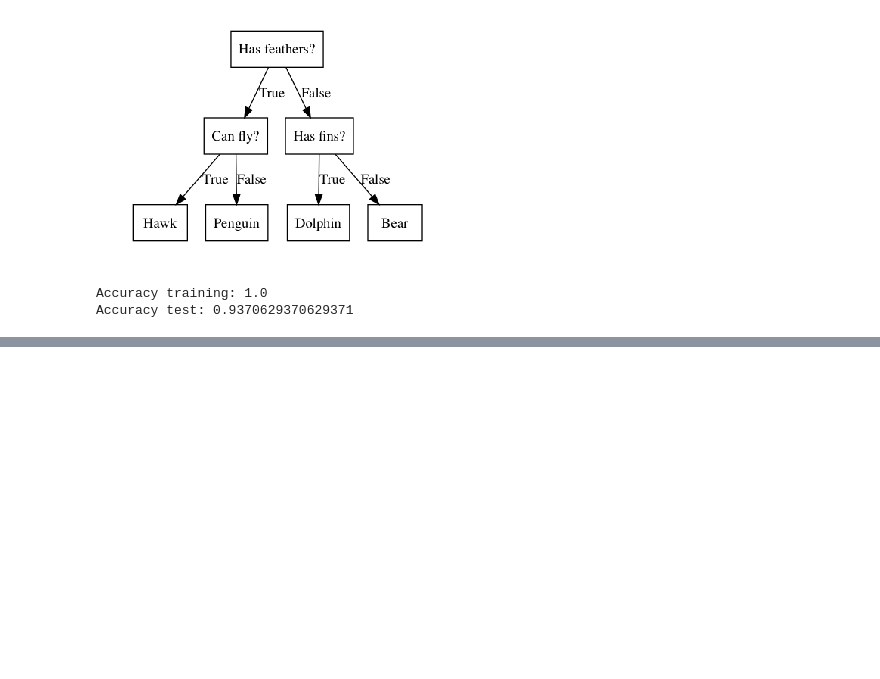
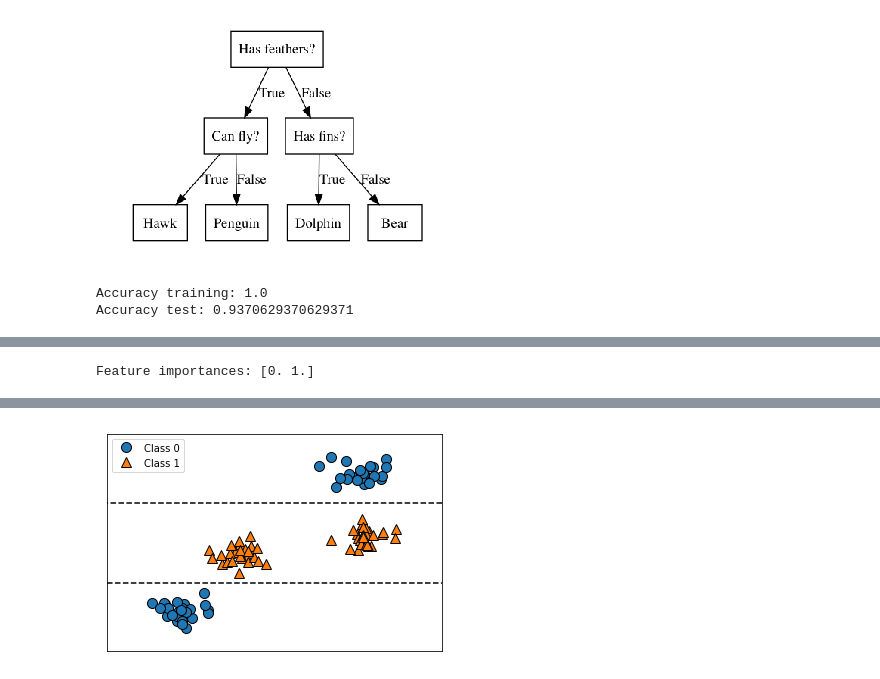
Before and after one commit to soudegesu/sklearn-test, a Jupyter notebook: decision_tree.ipynb, the cells around one changed output, grey strips where cells are left out. Drawn from its saved outputs; the diff is of its cells as text; code cells hidden in the pictures; blank space fills up the shorter version.

```diff
--- a/decision_tree.ipynb
+++ b/decision_tree.ipynb
@@ -40,0 +62,11 @@ Accuracy test: 0.951048951048951
+# %%
+from sklearn.tree import DecisionTreeClassifier
+from sklearn.datasets import load_breast_cancer
+from sklearn.model_selection import train_test_split
+from sklearn.tree import export_graphviz
+import mglearn
+
+tree = mglearn.plots.plot_tree_not_monotone()
+display(tree)
+# %% [output]
+Feature importances: [0. 1.]
@@ -40,0 +74 @@ Accuracy test: 0.951048951048951
+[figure, added]
```
Also changed, not shown: parts of 4 cells of this notebook, 2 other files.
